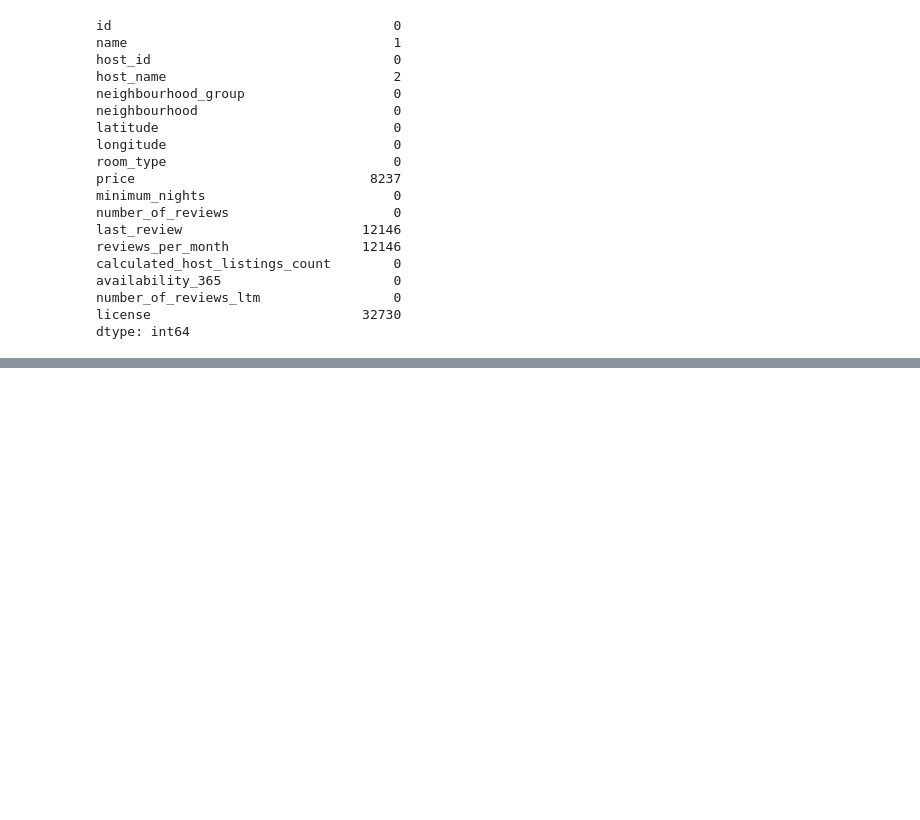
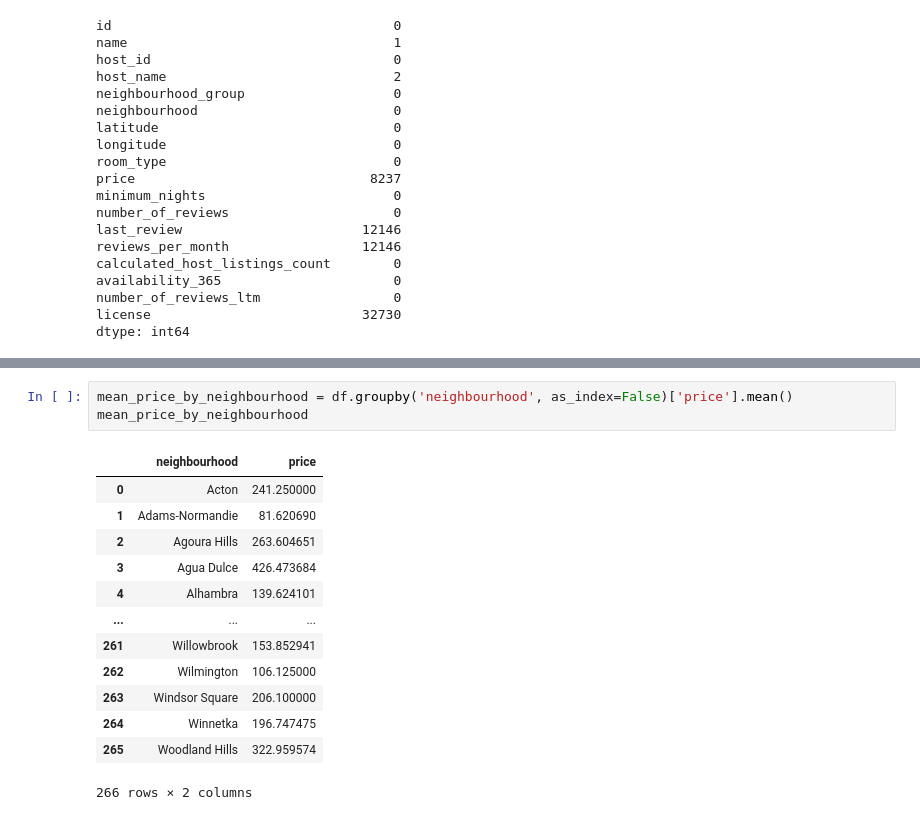
Before and after one commit to siddiq22/AirBnbLA, a Jupyter notebook: AirBnb.ipynb, the cells around one changed output, grey strips where cells are left out. Saved outputs shown, nothing was run; the diff lists cells and outputs as text; blank space fills up the shorter version.

```diff
--- a/AirBnb.ipynb
+++ b/AirBnb.ipynb
@@ -81,0 +109,17 @@ df.drop(['last_review', 'host_name', 'number_of_reviews_ltm', 'license'], axis=1
+# %%
+mean_price_by_neighbourhood = df.groupby('neighbourhood', as_index=False)['price'].mean()
+mean_price_by_neighbourhood
+# %% [output]
+|  | neighbourhood | price |
+| 0 | Acton | 241.250000 |
+| 1 | Adams-Normandie | 81.620690 |
+| 2 | Agoura Hills | 263.604651 |
+| 3 | Agua Dulce | 426.473684 |
+| 4 | Alhambra | 139.624101 |
+| ... | ... | ... |
+| 261 | Willowbrook | 153.852941 |
+| 262 | Wilmington | 106.125000 |
+| 263 | Windsor Square | 206.100000 |
+| 264 | Winnetka | 196.747475 |
+| 265 | Woodland Hills | 322.959574 |
+266 rows × 2 columns
```
Also changed, not shown: parts of 11 cells of this notebook.
